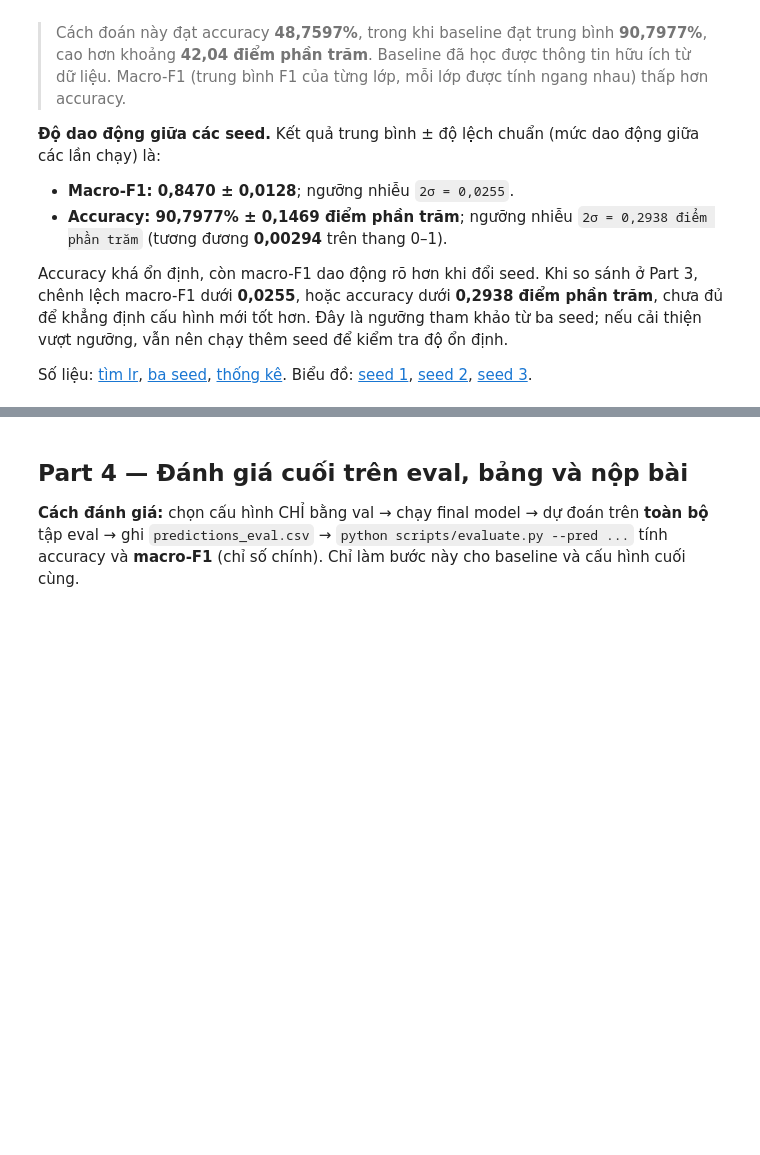
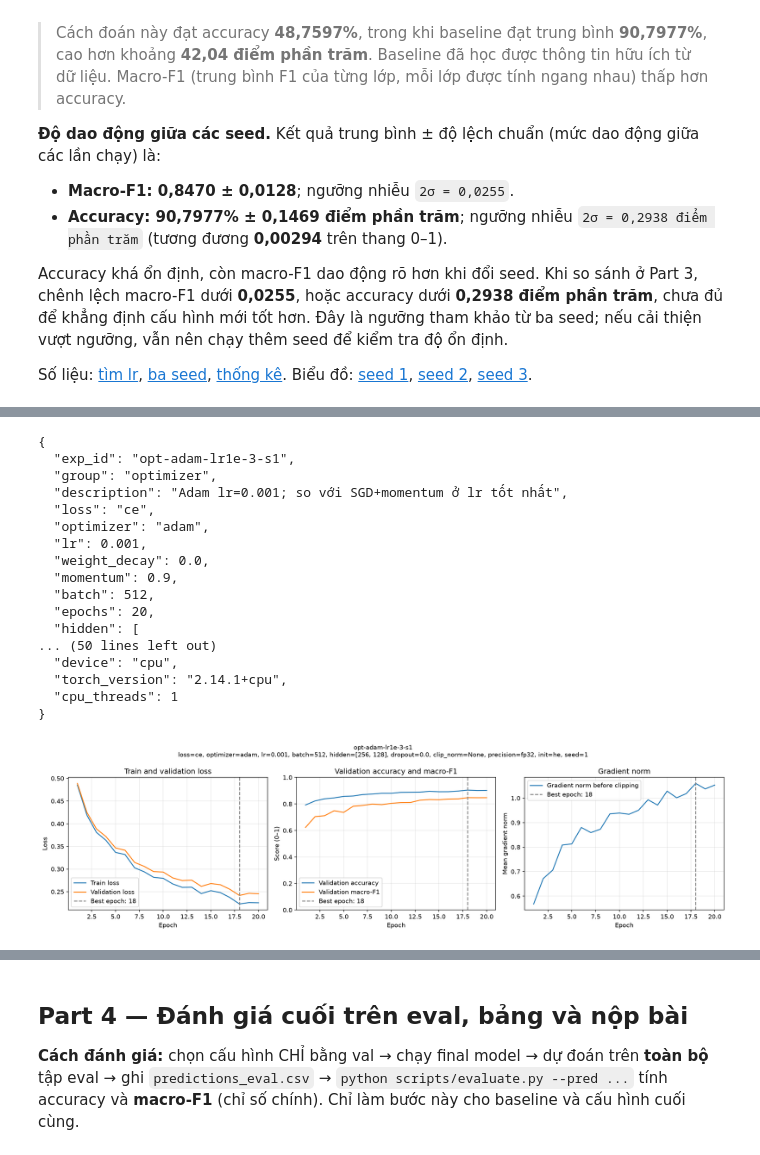
Before and after one commit to VietAnh-AI2-UET/K4-Track4-Day1-Neuralnetwork, a Jupyter notebook: submission_2A202602611/code/lab.ipynb, the cells around one changed output, grey strips where cells are left out. Drawn from its saved outputs; the diff is of its cells as text; code cells hidden in the pictures; blank space fills up the shorter version.

Commit message:
feat: complete part 3

```diff
--- a/submission_2A202602611/code/lab.ipynb
+++ b/submission_2A202602611/code/lab.ipynb
@@ -502,0 +501,22 @@ Chủ đề: loss · optimizer · hparam · dropout · clipping · amp · init.
+# %%
+from part3_experiments import (
+    TRIALS, run_trial, compare_text, comparison_table, select_by_val, export_part3_table,
+)
+from IPython.display import display, Markdown, Image
+import math
+
+baseline_cfg = dict(baseline_result["cfg"])
+assert baseline_cfg["seed"] == 1 and baseline_cfg["epochs"] == 20
+assert baseline_cfg["batch"] == 512 and baseline_cfg["optimizer"] == "sgd_momentum"
+assert baseline_cfg["lr"] == 0.1
+assert count_params(MLP(hidden=baseline_cfg["hidden"], init=baseline_cfg["init"])) == 47_879
+if device == "cpu":
+    torch.set_num_threads(1)  # Mạng nhỏ: cố định một luồng để đo thời gian nhất quán.
+# Chỉ truyền train/val vào thí nghiệm; các tensor eval chưa được sử dụng.
+part3_data = {key: data[key] for key in ("X_tr", "y_tr", "X_val", "y_val")}
+n_train = len(part3_data["y_tr"])
+part3_results = []
+print("Train:", n_train, "Val:", len(part3_data["y_val"]), "Device:", device)
+print(f"Baseline noise: F1 2σ={noise_f1:.6f}; accuracy 2σ={noise_acc:.6f}")
+print("CPU threads:", torch.get_num_threads(), "; bộ nhớ GPU không áp dụng trên CPU")
+print("Baseline time là log cũ, chưa ghi số luồng CPU; chỉ dùng để tham khảo.")
@@ -502,0 +556,26 @@ Chủ đề: loss · optimizer · hparam · dropout · clipping · amp · init.
+# %%
+trial = TRIALS[0]
+result = run_trial(baseline_cfg, trial, part3_data, OUT_DIR)
+part3_results.append(result)
+# Cùng split và khởi tạo seed 1 phải có cùng loss trước bước cập nhật đầu tiên.
+assert abs(result["summary"]["step0_loss"] - baseline_result["summary"]["step0_loss"]) < 1e-6
+display(Image(filename=str(figures_dir / (trial["exp_id"] + ".png"))))
+# %% [output]
+{
+  "exp_id": "opt-adam-lr1e-3-s1",
+  "group": "optimizer",
+  "description": "Adam lr=0.001; so với SGD+momentum ở lr tốt nhất",
+  "loss": "ce",
+  "optimizer": "adam",
+  "lr": 0.001,
+  "weight_decay": 0.0,
+  "momentum": 0.9,
+  "batch": 512,
+  "epochs": 20,
+  "hidden": [
+... (50 lines left out)
+  "device": "cpu",
+  "torch_version": "2.14.1+cpu",
+  "cpu_threads": 1
+}
+[figure, added]
```
Also changed, not shown: parts of 35 cells of this notebook, 45 other files.
